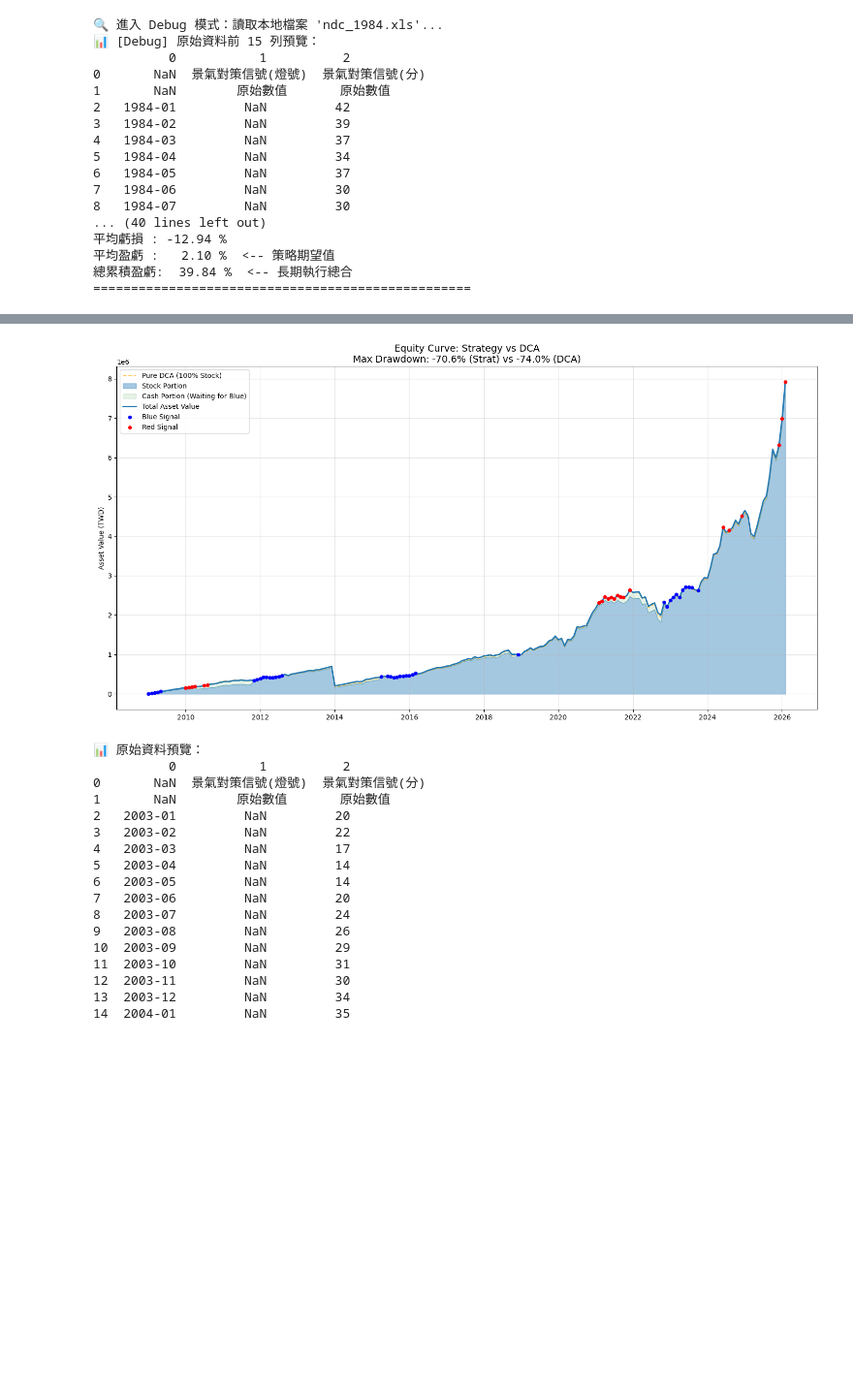
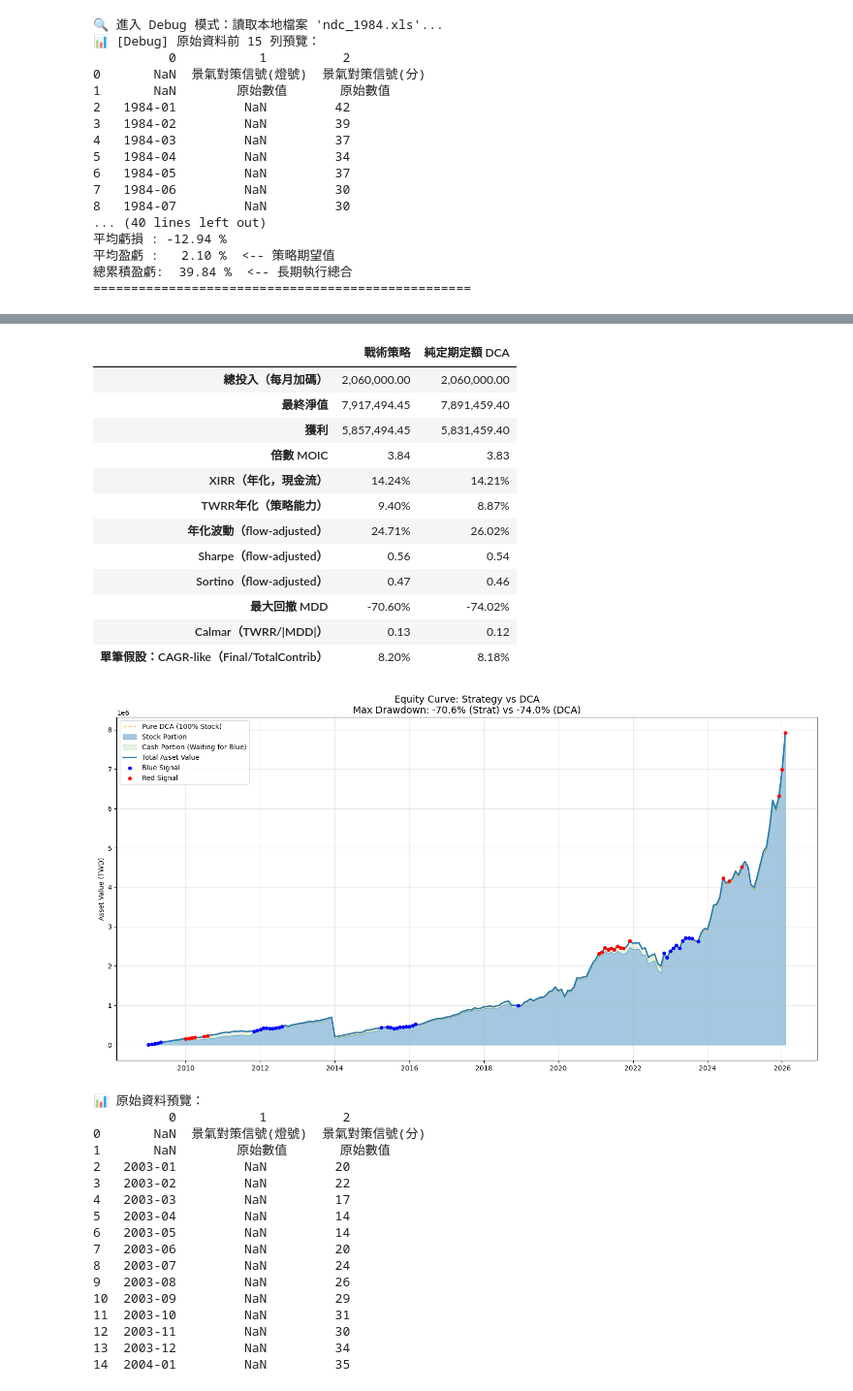
Before and after one commit to franktpmvu/taiwan_business_indicators, a Jupyter notebook: stock.ipynb, the cells around one changed output, grey strips where cells are left out. Shown at 97% size. Cells and saved outputs as stored; diff of their text form; code cells hidden in the pictures; blank space fills up the shorter version.

```diff
--- a/stock.ipynb
+++ b/stock.ipynb
@@ -325,26 +537,27 @@ else:
 # config (dict): 策略配置字典，結構如下：
 #             - allocation (list): [股票%, 現金%] 基礎分配比。
 #                 例如 [80, 20] 代表每月預算 80% 買股、20% 存現金。
-
+#             - signal_allocation(list): [股票%, 現金%] 允許每個燈號「覆蓋」全域的配比。例如全域是 80/20，紅燈時你可以設為 0/100。
 #             - red/blue/normal (dict): 針對「過熱/低迷/穩定」三種情境的獨立設定：
 #                 - action (str): 執行動作。
 #                     - 'sell': 賣出股票轉入現金池。
 #                     - 'buy': 動用現金買入股票。
 #                     - 'hold': 不對現有資產進行池間轉換，對新進資產照比例投入股票/現金池。
-#                     - 'stop': 不對現有資產進行池間轉換，對新進資產全數投入現金池
 #                 - invest (float): 池子動作比例 (0.0 ~ 1.0)。
 #                     - 若為 sell: 賣出「目前持股總數」的 X%。
 #                     - 若為 buy: 動用「目前現金餘額」的 X%。
-#                 - budget_mult (float): 每月新增本金的投入倍率。
+#                 - monthly_scale (float): 每月新增本金的投入倍率。
 #                     - 1.0 代表正常投入，0.0 代表完全不加入新的資金。
+
 
 monthly_budget = 10000
 
 my_config = {
     'allocation': [80, 20],         # [stock, cash]
     'red': {
-        'action': 'stop',
+        'action': 'hold',
         'invest': 0.0,
+        'signal_allocation':[0,100],
     },
     'blue': {
         'action': 'buy',
@@ -369,65 +582,38 @@ r = result_df.copy()
 d = final_df.copy()
 
 # 若 result_df 沒日期欄位或索引是數字，強制從 d 把正確日期抓回來
+
 if 'Date' not in r.columns:
     # 假設兩者筆數相同且排序一致
+    assert len(r) == len(d), "r and d length mismatch; cannot safely assign dates from d.index"
     r['Date'] = d.index if isinstance(d.index, pd.DatetimeIndex) else pd.to_datetime(d.index)
 else:
     r['Date'] = pd.to_datetime(r['Date'])
 
-# 2. 核心指標計算 (修正 Sharpe 係數與 CAGR 基準)
-def get_performance(df_strat, df_dca):
-    # 總投入與期間
-    total_invested = df_strat['Invest'].sum()
-    days = (df_strat['Date'].iloc[-1] - df_strat['Date'].iloc[0]).days
-    actual_years = max(days / 365.25, 0.1) # 防止除以 0
+if "Date" not in d.columns:
+    d["Date"] = pd.to_datetime(d.index)
 
-    # 最終價值
-    v_s = df_strat['Total_Value'].iloc[-1]
-    v_d = df_dca['DCA_Value'].iloc[-1]
+perf_matrix = get_performance_v2(r, d, monthly_budget)
 
-    # CAGR (以總投入本金為分母，避免 1970 錯誤導致的倍率爆炸)
-    cagr_s = (v_s / total_invested) ** (1/actual_years) - 1
-    cagr_d = (v_d / total_invested) ** (1/actual_years) - 1
+# 美化輸出
+def fmt_metric(name, x):
+    if isinstance(x, (int, float, np.floating)):
+        # ratio 類不要乘 100
+        if "Sharpe" in name or "Sortino" in name or "Calmar" in name or "倍數 MOIC" in name:
+            return f"{x:,.2f}"
+        # 百分比類才乘 100
+        if "年化" in name or "MDD" in name or "CAGR" in name or "XIRR" in name or "TWRR" in name:
+            return f"{x*100:,.2f}%"
+        return f"{x:,.2f}"
+    return str(x)
 
-    # Sharpe (月資料 freq=12)
-    def calc_sharpe(price_series):
-        rets = price_series.pct_change().dropna()
-        return np.sqrt(12) * (rets.mean() / rets.std()) if rets.std() != 0 else 0
-
-    return {
-        'total_invested': total_invested,
-        'years': actual_years,
-        'v_s': v_s, 'v_d': v_d,
-        'cagr_s': cagr_s, 'cagr_d': cagr_d,
-        'mdd_s': (df_strat['Total_Value'] / df_strat['Total_Value'].cummax() - 1).min(),
-        'mdd_d': (df_dca['DCA_Value'] / df_dca['DCA_Value'].cummax() - 1).min(),
-        'sharpe_s': calc_sharpe(df_strat['Total_Value']),
-        'sharpe_d': calc_sharpe(df_dca['DCA_Value']),
-        'start_date': df_strat['Date'].iloc[0].date(),
-        'end_date': df_strat['Date'].iloc[-1].date()
-    }
-
-p = get_performance(r, d)
-
-# 3. 輸出乾淨報表
-print("\n" + "="*60)
-print(f"📊 投資策略回測報告 ({p['start_date']} ~ {p['end_date']})")
-print("="*60)
-print(f"{'項目':<15} | {'戰術策略':>15} | {'純定期定額 (DCA)':>15}")
-print("-"*60)
-print(f"{'最終淨值':<15} | ${p['v_s']:14,.0f} | ${p['v_d']:14,.0f}")
-print(f"{'總投入本金':<15} | ${p['total_invested']:14,.0f} | ${p['total_invested']:14,.0f}")
-print(f"{'年化報酬 (CAGR)':<15} | {p['cagr_s']:14.2%} | {p['cagr_d']:14.2%}")
-print(f"{'最大回撤 (MDD)':<15} | {p['mdd_s']:14.2%} | {p['mdd_d']:14.2%}")
-# print(f"{'夏普值 (Sharpe)':<15} | {p['sharpe_s']:14.3f} | {p['sharpe_d']:14.3f}")
-print("="*60)
+display(perf_matrix.apply(lambda col: [fmt_metric(idx, v) for idx, v in col.items()], axis=0))
 
 # 4. 視覺化：堆疊組成圖
 plt.figure(figsize=(15, 8))
 
 # 畫出基準線
-plt.plot(d.index, d['DCA_Value'], label='Pure DCA (100% Stock)', color='orange', linestyle='--', alpha=0.6)
+plt.plot(d['Date'], d['DCA_Value'], label='Pure DCA (100% Stock)', color='orange', linestyle='--', alpha=0.6)
 
 # 畫出策略組成 (用堆疊圖看 90% 現金)
 plt.fill_between(r['Date'], 0, r['Shares_Value'], label='Stock Portion', color='#1f77b4', alpha=0.4)
@@ -443,7 +629,10 @@ if 'Light' in r.columns:
     red_days = r[r['Light'] == '紅']['Date']
     plt.scatter(red_days, r.loc[r['Light'] == '紅', 'Total_Value'], color='red', s=20, label='Red Signal', zorder=5)
 
-plt.title(f"Equity Curve: Strategy vs DCA\nMax Drawdown: {p['mdd_s']:.1%} (Strat) vs {p['mdd_d']:.1%} (DCA)", fontsize=14)
+mdd_s = float(perf_matrix.loc["最大回撤 MDD", "戰術策略"])
+mdd_d = float(perf_matrix.loc["最大回撤 MDD", "純定期定額 DCA"])
+
+plt.title(f"Equity Curve: Strategy vs DCA\nMax Drawdown: {mdd_s:.1%} (Strat) vs {mdd_d:.1%} (DCA)", fontsize=14)
 plt.ylabel("Asset Value (TWD)")
 plt.legend(loc='upper left')
 plt.grid(alpha=0.3)
@@ -463,3 +642,16 @@ plt.show()
+|  | 戰術策略 | 純定期定額 DCA |
+| 總投入（每月加碼） | 2,060,000.00 | 2,060,000.00 |
+| 最終淨值 | 7,917,494.45 | 7,891,459.40 |
+| 獲利 | 5,857,494.45 | 5,831,459.40 |
+| 倍數 MOIC | 3.84 | 3.83 |
+| XIRR（年化，現金流） | 14.24% | 14.21% |
+| TWRR年化（策略能力） | 9.40% | 8.87% |
+| 年化波動（flow-adjusted） | 24.71% | 26.02% |
+| Sharpe（flow-adjusted） | 0.56 | 0.54 |
+| Sortino（flow-adjusted） | 0.47 | 0.46 |
+| 最大回撤 MDD | -70.60% | -74.02% |
+| Calmar（TWRR/|MDD|） | 0.13 | 0.12 |
+| 單筆假設：CAGR-like（Final/TotalContrib） | 8.20% | 8.18% |
 [figure]
 # %%
 import pandas as pd
```
Also changed, not shown: parts of 3 cells of this notebook.
